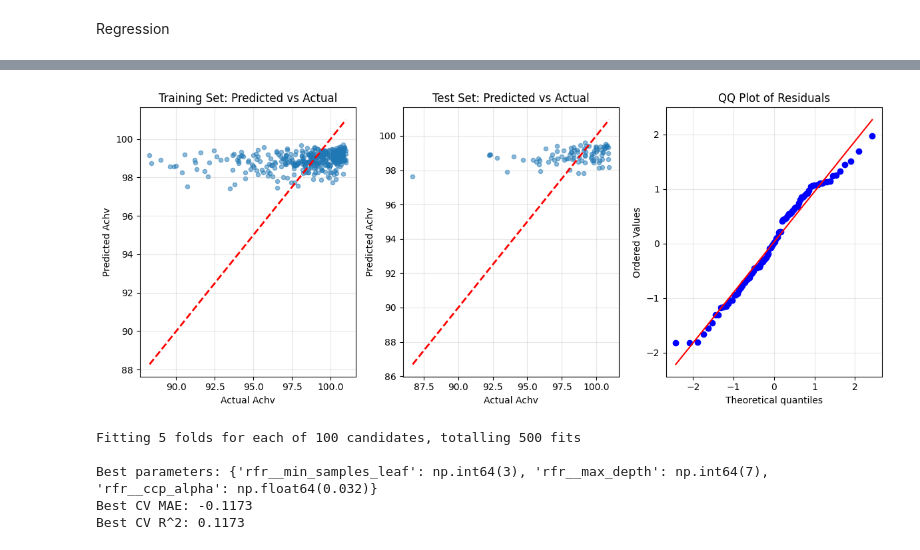
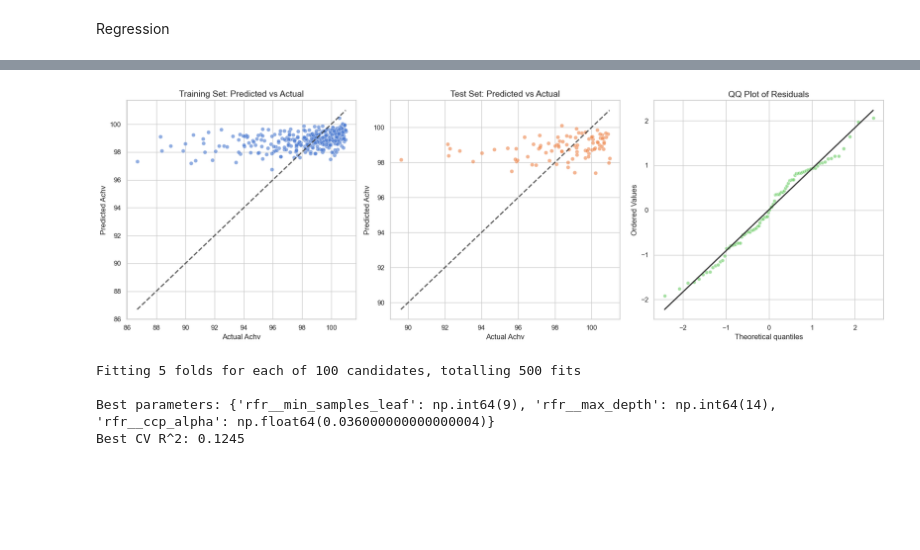
Before and after one commit to eric15342335/maimai-dx-regression, a Jupyter notebook: model.ipynb, the cells around one changed output, grey strips where cells are left out. Saved outputs shown, nothing was run; the diff lists cells and outputs as text; code cells hidden in the pictures; blank space fills up the shorter version.

Commit message:
feat: more beautiful plotting via consistent seaborn themes, show split count in RF and export notebook snapshot on latest training data

```diff
--- a/model.ipynb
+++ b/model.ipynb
@@ -25,3 +23,10 @@ pd.set_option("display.max_columns", None)
+# %%
+# Set a global aesthetic theme
+sns.set_theme(style="whitegrid", context="notebook", palette="muted")
+plt.rcParams["figure.figsize"] = (12, 6)
+plt.rcParams["axes.titlesize"] = 14
+plt.rcParams["axes.labelsize"] = 12
+pd.set_option("display.max_columns", None)
 # %%
 # Loading the data
 maimai_path = Path("maimai.csv")
@@ -538,7 +538,7 @@ noteCounts.total (Achv: -0.01, count: 1): [DX Score (1.00)]
 # Drop collinear columns
 merged_df.drop(
     columns=[
-        "noteCounts.total",
+        "DX Score",
     ],
     inplace=True,
 )
@@ -546,13 +546,17 @@ merged_df.drop(
 correlation_matrix = merged_df.select_dtypes(include=["number"]).corr()
 correlation_rankings(correlation_matrix, target_column="Achv")
 
-fig = plt.figure(clear=True, figsize=(14, 10))
+fig = plt.figure(clear=True, figsize=(14, 12))
 sns.heatmap(
     correlation_matrix,
     annot=True,
+    fmt=".2f",
     square=True,
+    cmap="coolwarm",
+    center=0,
+    linewidths=0.5,
     cbar_kws={"shrink": 0.8},
 )
-plt.title("Correlation Matrix")
+plt.title("Correlation Matrix (Reduced)", fontsize=16, pad=20)
 plt.show()
 # %% [output]
@@ -764,46 +782,51 @@ Mean Absolute Error: 0.7826
 # %%
 y_train_inv = Achv_inverse_transform(y_train)
 y_train_pred_inv = Achv_inverse_transform(y_train_pred)
 y_test_inv = Achv_inverse_transform(y_test)
 y_test_pred_inv = Achv_inverse_transform(y_test_pred)
 
-fig, axes = plt.subplots(1, 3, figsize=(12, 5))
-# 1. Predicted vs Actual for training set
-axes[0].scatter(y_train_inv, y_train_pred_inv, alpha=0.5, s=20)
+fig, axes = plt.subplots(1, 3, figsize=(18, 6))
+
+# Common scatter kwargs
+scatter_kws = {"alpha": 0.6, "s": 40, "edgecolor": "white", "linewidth": 0.5}
+line_kws = {"color": "#333333", "linestyle": "--", "linewidth": 2, "alpha": 0.8}
+
+# Predicted vs Actual for training set
+axes[0].scatter(y_train_inv, y_train_pred_inv, **scatter_kws)
 axes[0].plot(
     [y_train_inv.min(), y_train_inv.max()],
     [y_train_inv.min(), y_train_inv.max()],
-    "r--",
-    lw=2,
+    **line_kws,
 )
 axes[0].set_xlabel("Actual Achv")
 axes[0].set_ylabel("Predicted Achv")
 axes[0].set_title("Training Set: Predicted vs Actual")
-axes[0].grid(True, alpha=0.3)
 
-# 2. Predicted vs Actual for test set
-axes[1].scatter(y_test_inv, y_test_pred_inv, alpha=0.5, s=20)
+# Predicted vs Actual for test set
+axes[1].scatter(y_test_inv, y_test_pred_inv, color="C1", **scatter_kws)
 axes[1].plot(
     [y_test_inv.min(), y_test_inv.max()],
     [y_test_inv.min(), y_test_inv.max()],
-    "r--",
-    lw=2,
+    **line_kws,
 )
 axes[1].set_xlabel("Actual Achv")
 axes[1].set_ylabel("Predicted Achv")
 axes[1].set_title("Test Set: Predicted vs Actual")
-axes[1].grid(True, alpha=0.3)
 
-# 3. Residual QQ plot
+# Residual QQ plot
 residuals = y_test - y_test_pred
 stats.probplot(residuals, dist="norm", plot=axes[2])
+axes[2].get_lines()[0].set_markerfacecolor("C2")
+axes[2].get_lines()[0].set_markeredgecolor("white")
+axes[2].get_lines()[0].set_alpha(0.6)
+axes[2].get_lines()[1].set_color("#333333")
+axes[2].get_lines()[1].set_linewidth(2)
 axes[2].set_title("QQ Plot of Residuals")
-axes[2].grid(True, alpha=0.3)
 
 plt.tight_layout()
 plt.show()
 # %% [output]
-[figure, old version]
+[figure, new version]
 # %%
 preprocessor_rf = ColumnTransformer(
     transformers=[
@@ -852,14 +875,12 @@ grid_search = RandomizedSearchCV(
 grid_search.fit(X_train, y_train)
 pipeline_rf = grid_search.best_estimator_
 print(f"\nBest parameters: {grid_search.best_params_}")
-print(f"Best CV MAE: {-grid_search.best_score_:.4f}")
 print(f"Best CV R^2: {grid_search.best_score_:.4f}")
 # %% [output]
 Fitting 5 folds for each of 100 candidates, totalling 500 fits
 
-Best parameters: {'rfr__min_samples_leaf': np.int64(3), 'rfr__max_depth': np.int64(7), 'rfr__ccp_alpha': np.float64(0.032)}
-Best CV MAE: -0.1173
-Best CV R^2: 0.1173
+Best parameters: {'rfr__min_samples_leaf': np.int64(9), 'rfr__max_depth': np.int64(14), 'rfr__ccp_alpha': np.float64(0.036000000000000004)}
+Best CV R^2: 0.1245
 # %%
 y_train_pred_rf = pipeline_rf.predict(X_train)
 train_r2_rf = r2_score(y_train, y_train_pred_rf)
```
Also changed, not shown: parts of 17 cells of this notebook, 1 other file.
